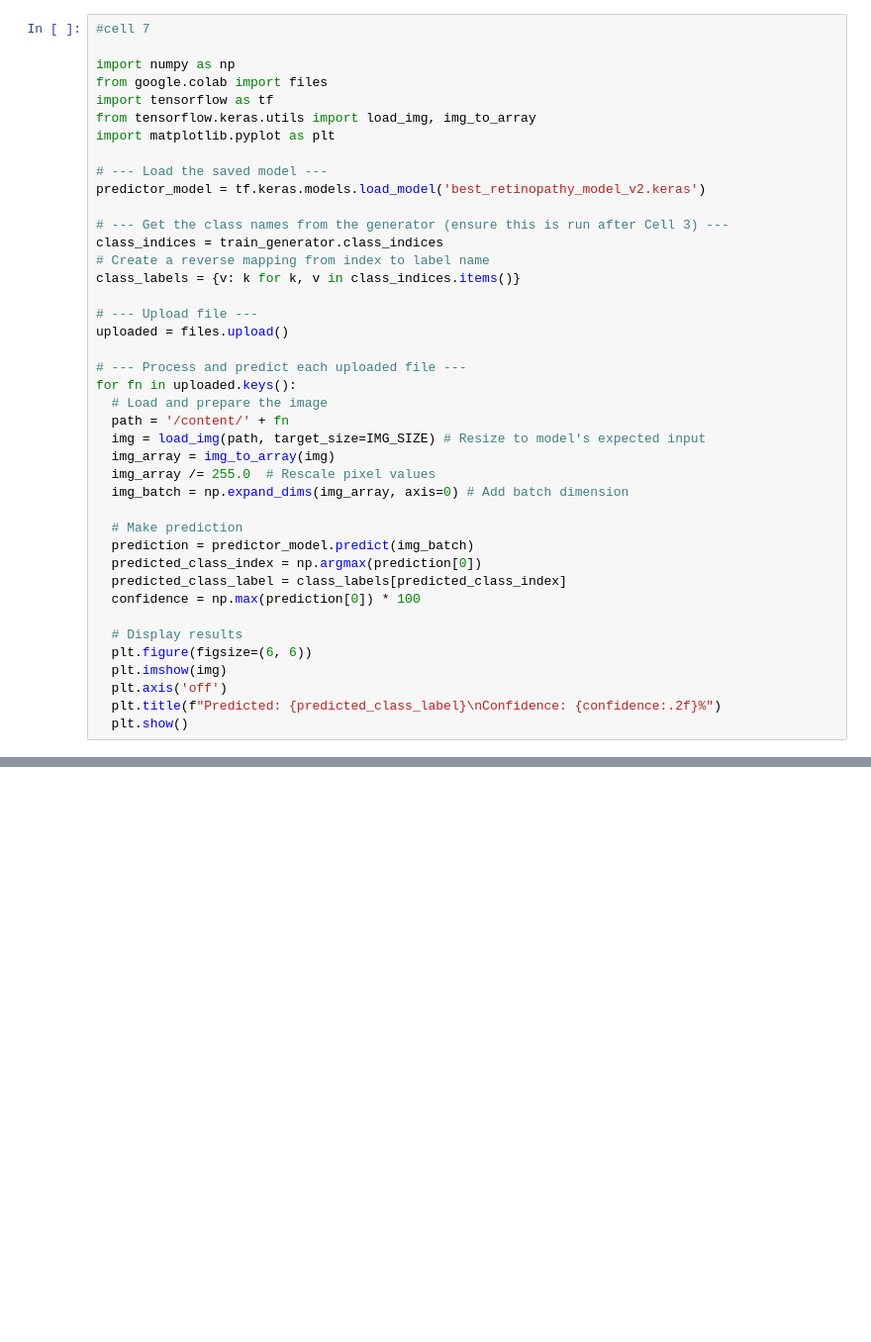
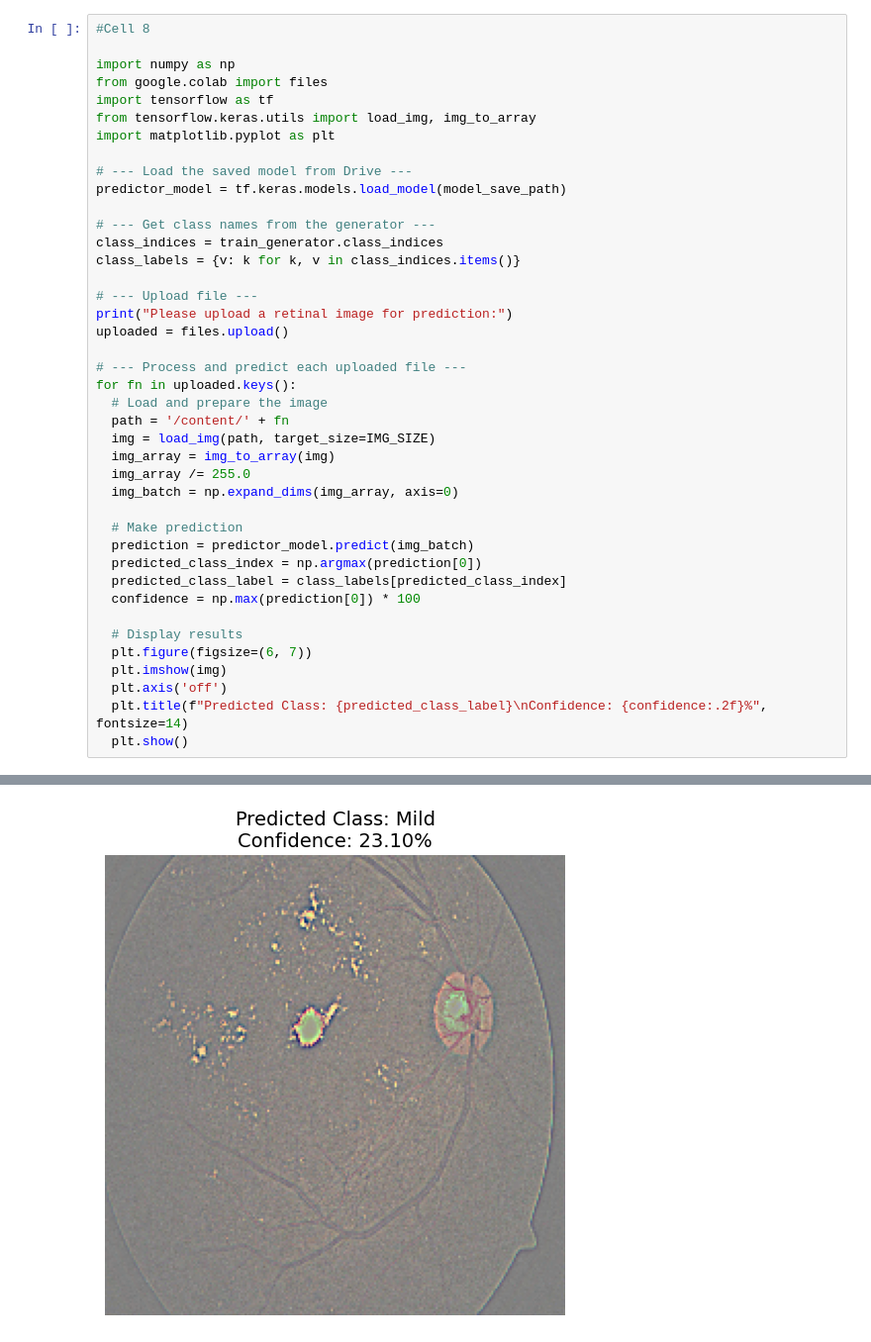
Before and after one commit to DarthCipher7/DR, a Jupyter notebook: DR.ipynb, the cells around one changed output, grey strips where cells are left out. Shown at 99% size. Saved outputs shown, nothing was run; the diff lists cells and outputs as text; blank space fills up the shorter version.

```diff
--- a/DR.ipynb
+++ b/DR.ipynb
@@ -265,5 +476,5 @@ Final Validation Accuracy: 0.7770177721977234
 # %%
-#cell 7
+#Cell 8
 
 import numpy as np
 from google.colab import files
@@ -271,25 +482,25 @@ import tensorflow as tf
 from tensorflow.keras.utils import load_img, img_to_array
 import matplotlib.pyplot as plt
 
-# --- Load the saved model ---
-predictor_model = tf.keras.models.load_model('best_retinopathy_model_v2.keras')
+# --- Load the saved model from Drive ---
+predictor_model = tf.keras.models.load_model(model_save_path)
 
-# --- Get the class names from the generator (ensure this is run after Cell 3) ---
+# --- Get class names from the generator ---
 class_indices = train_generator.class_indices
-# Create a reverse mapping from index to label name
 class_labels = {v: k for k, v in class_indices.items()}
 
 # --- Upload file ---
+print("Please upload a retinal image for prediction:")
 uploaded = files.upload()
 
 # --- Process and predict each uploaded file ---
 for fn in uploaded.keys():
   # Load and prepare the image
   path = '/content/' + fn
-  img = load_img(path, target_size=IMG_SIZE) # Resize to model's expected input
+  img = load_img(path, target_size=IMG_SIZE)
   img_array = img_to_array(img)
-  img_array /= 255.0  # Rescale pixel values
-  img_batch = np.expand_dims(img_array, axis=0) # Add batch dimension
+  img_array /= 255.0
+  img_batch = np.expand_dims(img_array, axis=0)
 
   # Make prediction
   prediction = predictor_model.predict(img_batch)
@@ -298,8 +509,9 @@ for fn in uploaded.keys():
   confidence = np.max(prediction[0]) * 100
 
   # Display results
-  plt.figure(figsize=(6, 6))
+  plt.figure(figsize=(6, 7))
   plt.imshow(img)
   plt.axis('off')
-  plt.title(f"Predicted: {predicted_class_label}\nConfidence: {confidence:.2f}%")
+  plt.title(f"Predicted Class: {predicted_class_label}\nConfidence: {confidence:.2f}%", fontsize=14)
   plt.show()
+# %% [output]
@@ -305,0 +522 @@ for fn in uploaded.keys():
+[figure, added]
```
Also changed, not shown: parts of 10 cells of this notebook.
